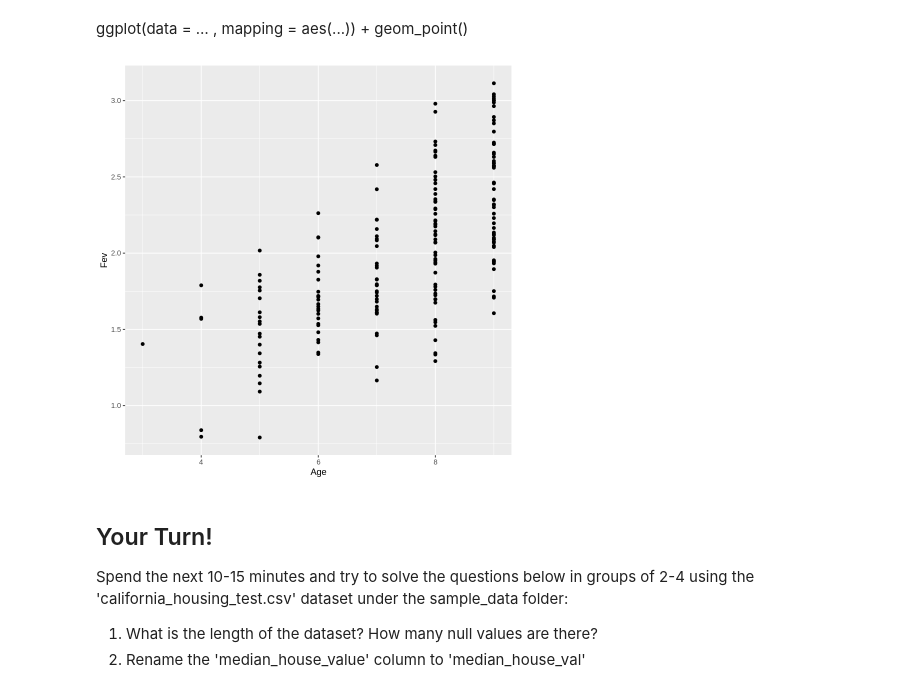
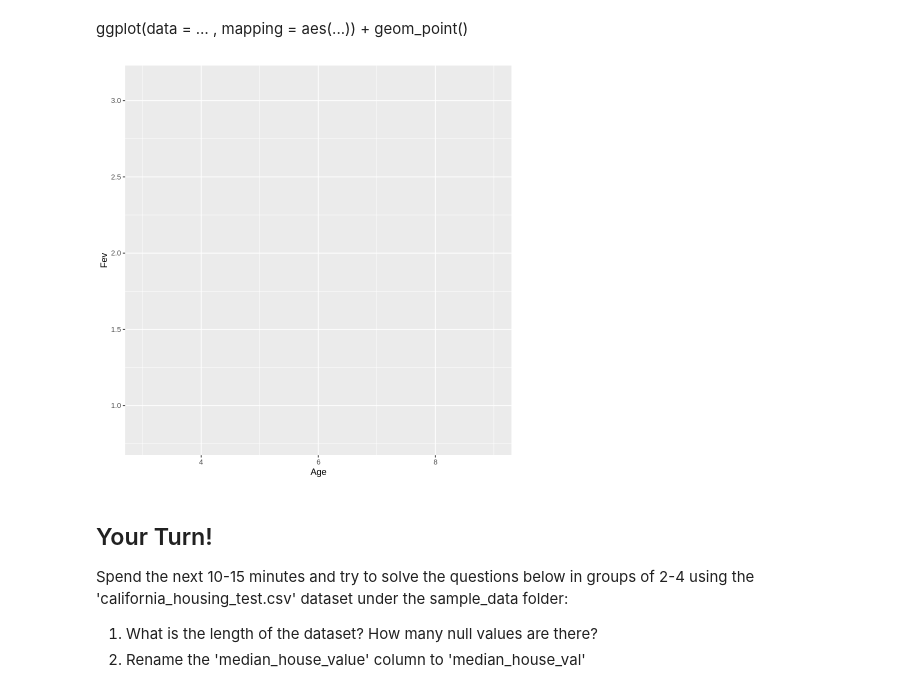
Before and after one commit to Davis-Data-Science-Club/R-Tutorial, a Jupyter notebook: R_Workshop_Fall_2023.ipynb, the cells around one changed output. Saved outputs shown, nothing was run; the diff lists cells and outputs as text; code cells hidden in the pictures.

```diff
--- a/R_Workshop_Fall_2023.ipynb
+++ b/R_Workshop_Fall_2023.ipynb
@@ -63,7 +63,7 @@ A data.frame: 3 × 3
 # FEV data: data on study on the effects of smoking in children
 
 # read_table() : Read whitespace-separated columns into a dataframe
-s <- read.table("/Fev.txt")
+s <- read.table("/content/Fev.txt")
 head(s, n=20)
 
 # 2 ways to read in .csv file
@@ -288,9 +305,9 @@ Installing package into ‘/usr/local/lib/R/site-library’
 # %% [markdown]
 ggplot(data = … , mapping = aes(...)) + geom_point()
 # %%
-ggplot(data = news, mapping = aes(x = Age, y = Fev)) + geom_point(alpha = 1, color = "black")
+ggplot(data = news, mapping = aes(x = Age, y = Fev)) + geom_point(alpha = 0, color = "black")
 # %% [output]
-[figure, old version]
+[figure, new version]
 # %% [markdown]
 ## Your Turn!
 
```
Also changed, not shown: parts of 6 cells of this notebook.
